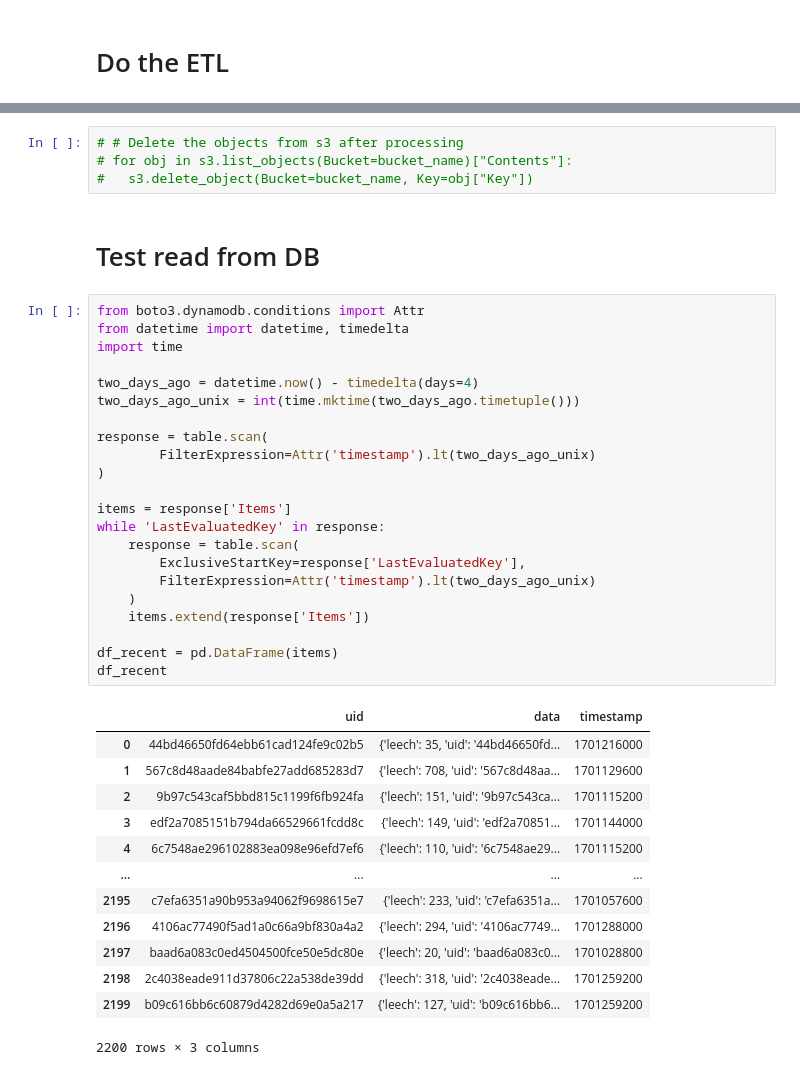
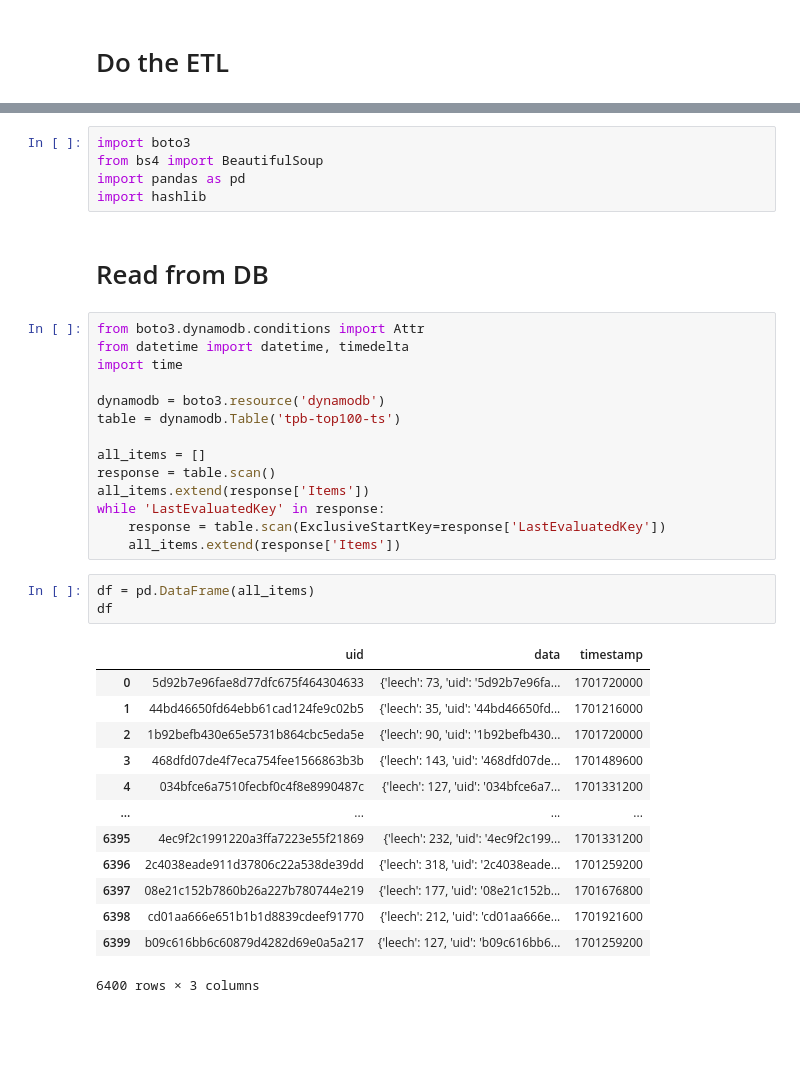
Before and after one commit to boscacci/tpb-visualizer, a Jupyter notebook: notebooks/parse_html_test.ipynb, the cells around one changed output, grey strips where cells are left out. Drawn from its saved outputs; the diff is of its cells as text; blank space fills up the shorter version.

```diff
--- a/notebooks/parse_html_test.ipynb
+++ b/notebooks/parse_html_test.ipynb
@@ -113,43 +3,39 @@ df
-# %%
-# # Delete the objects from s3 after processing
-# for obj in s3.list_objects(Bucket=bucket_name)["Contents"]:
-# 	s3.delete_object(Bucket=bucket_name, Key=obj["Key"])
+# %%
+import boto3
+from bs4 import BeautifulSoup
+import pandas as pd
+import hashlib
 # %% [markdown]
-# Test read from DB
+# Read from DB
 # %%
 from boto3.dynamodb.conditions import Attr
 from datetime import datetime, timedelta
 import time
 
-two_days_ago = datetime.now() - timedelta(days=4)
-two_days_ago_unix = int(time.mktime(two_days_ago.timetuple()))
+dynamodb = boto3.resource('dynamodb')
+table = dynamodb.Table('tpb-top100-ts')
 
-response = table.scan(
-        FilterExpression=Attr('timestamp').lt(two_days_ago_unix)
-)
-
-items = response['Items']
+all_items = []
+response = table.scan()
+all_items.extend(response['Items'])
 while 'LastEvaluatedKey' in response:
-    response = table.scan(
-        ExclusiveStartKey=response['LastEvaluatedKey'],
-        FilterExpression=Attr('timestamp').lt(two_days_ago_unix)
-    )
-    items.extend(response['Items'])
-
-df_recent = pd.DataFrame(items)
-df_recent
+    response = table.scan(ExclusiveStartKey=response['LastEvaluatedKey'])
+    all_items.extend(response['Items'])
-# %% [output]
-|  | uid | data | timestamp |
-| 0 | 44bd46650fd64ebb61cad124fe9c02b5 | {'leech': 35, 'uid': '44bd46650fd... | 1701216000 |
-| 1 | 567c8d48aade84babfe27add685283d7 | {'leech': 708, 'uid': '567c8d48aa... | 1701129600 |
-| 2 | 9b97c543caf5bbd815c1199f6fb924fa | {'leech': 151, 'uid': '9b97c543ca... | 1701115200 |
-| 3 | edf2a7085151b794da66529661fcdd8c | {'leech': 149, 'uid': 'edf2a70851... | 1701144000 |
-| 4 | 6c7548ae296102883ea098e96efd7ef6 | {'leech': 110, 'uid': '6c7548ae29... | 1701115200 |
-| ... | ... | ... | ... |
-| 2195 | c7efa6351a90b953a94062f9698615e7 | {'leech': 233, 'uid': 'c7efa6351a... | 1701057600 |
-| 2196 | 4106ac77490f5ad1a0c66a9bf830a4a2 | {'leech': 294, 'uid': '4106ac7749... | 1701288000 |
-| 2197 | baad6a083c0ed4504500fce50e5dc80e | {'leech': 20, 'uid': 'baad6a083c0... | 1701028800 |
-| 2198 | 2c4038eade911d37806c22a538de39dd | {'leech': 318, 'uid': '2c4038eade... | 1701259200 |
-| 2199 | b09c616bb6c60879d4282d69e0a5a217 | {'leech': 127, 'uid': 'b09c616bb6... | 1701259200 |
-2200 rows × 3 columns
+# %%
+df = pd.DataFrame(all_items)
+df
+# %% [output]
+|  | uid | data | timestamp |
+| 0 | 5d92b7e96fae8d77dfc675f464304633 | {'leech': 73, 'uid': '5d92b7e96fa... | 1701720000 |
+| 1 | 44bd46650fd64ebb61cad124fe9c02b5 | {'leech': 35, 'uid': '44bd46650fd... | 1701216000 |
+| 2 | 1b92befb430e65e5731b864cbc5eda5e | {'leech': 90, 'uid': '1b92befb430... | 1701720000 |
+| 3 | 468dfd07de4f7eca754fee1566863b3b | {'leech': 143, 'uid': '468dfd07de... | 1701489600 |
+| 4 | 034bfce6a7510fecbf0c4f8e8990487c | {'leech': 127, 'uid': '034bfce6a7... | 1701331200 |
+| ... | ... | ... | ... |
+| 6395 | 4ec9f2c1991220a3ffa7223e55f21869 | {'leech': 232, 'uid': '4ec9f2c199... | 1701331200 |
+| 6396 | 2c4038eade911d37806c22a538de39dd | {'leech': 318, 'uid': '2c4038eade... | 1701259200 |
+| 6397 | 08e21c152b7860b26a227b780744e219 | {'leech': 177, 'uid': '08e21c152b... | 1701676800 |
+| 6398 | cd01aa666e651b1b1d8839cdeef91770 | {'leech': 212, 'uid': 'cd01aa666e... | 1701921600 |
+| 6399 | b09c616bb6c60879d4282d69e0a5a217 | {'leech': 127, 'uid': 'b09c616bb6... | 1701259200 |
+6400 rows × 3 columns
 # %%
```
Also changed, not shown: parts of 8 cells of this notebook, 2 other files.
